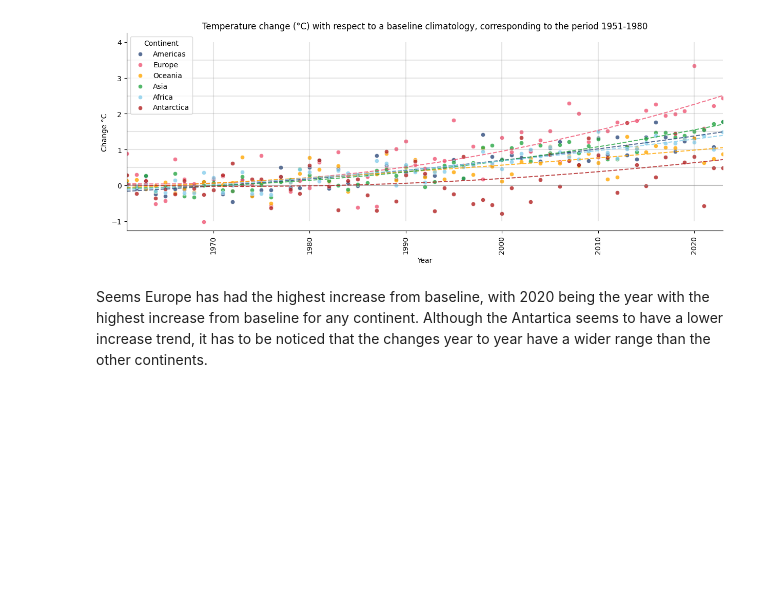
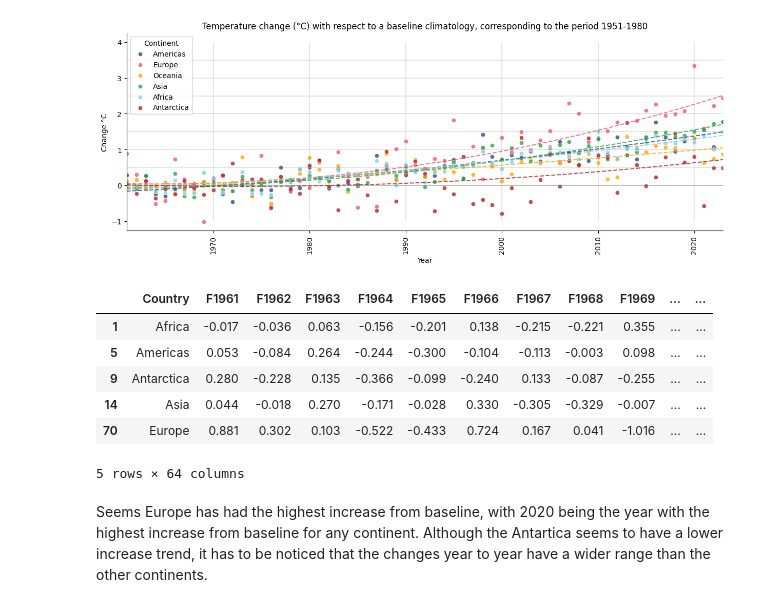
Before and after one commit to VarenkaRico/VarenkaRico.github.io, a Jupyter notebook: IMF_ClimateData/ChangeTemp_Analysis.ipynb, the cells around one changed output. Cells and saved outputs as stored; diff of their text form; code cells hidden in the pictures; blank space fills up the shorter version.

```diff
--- a/IMF_ClimateData/ChangeTemp_Analysis.ipynb
+++ b/IMF_ClimateData/ChangeTemp_Analysis.ipynb
@@ -384,6 +410,16 @@ plt.legend(title = "Continent")
 plt.show()
 # %% [output]
 [figure]
+# %%
+df_temp_cont_df_temp_cont_unpivot.pivot(index = "Year", columns = "Country", values = "Temp_Change").reset_index()
+# %% [output]
+|  | Country | F1961 | F1962 | F1963 | F1964 | F1965 | F1966 | F1967 | F1968 | F1969 | ... | ... |
+| 1 | Africa | -0.017 | -0.036 | 0.063 | -0.156 | -0.201 | 0.138 | -0.215 | -0.221 | 0.355 | ... | ... |
+| 5 | Americas | 0.053 | -0.084 | 0.264 | -0.244 | -0.300 | -0.104 | -0.113 | -0.003 | 0.098 | ... | ... |
+| 9 | Antarctica | 0.280 | -0.228 | 0.135 | -0.366 | -0.099 | -0.240 | 0.133 | -0.087 | -0.255 | ... | ... |
+| 14 | Asia | 0.044 | -0.018 | 0.270 | -0.171 | -0.028 | 0.330 | -0.305 | -0.329 | -0.007 | ... | ... |
+| 70 | Europe | 0.881 | 0.302 | 0.103 | -0.522 | -0.433 | 0.724 | 0.167 | 0.041 | -1.016 | ... | ... |
+5 rows × 64 columns
 # %% [markdown]
 Seems Europe has had the highest increase from baseline, with 2020 being the year with the highest increase from baseline for any continent. Although the Antartica seems to have a lower increase trend, it has to be noticed that the changes year to year have a wider range than the other continents.
 # %%
```
Also changed, not shown: parts of 9 cells of this notebook, 5 other files.
